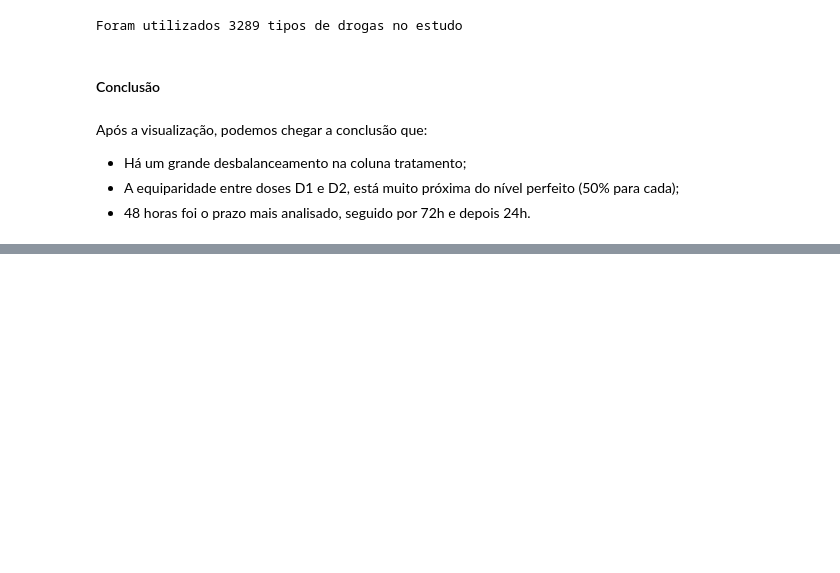
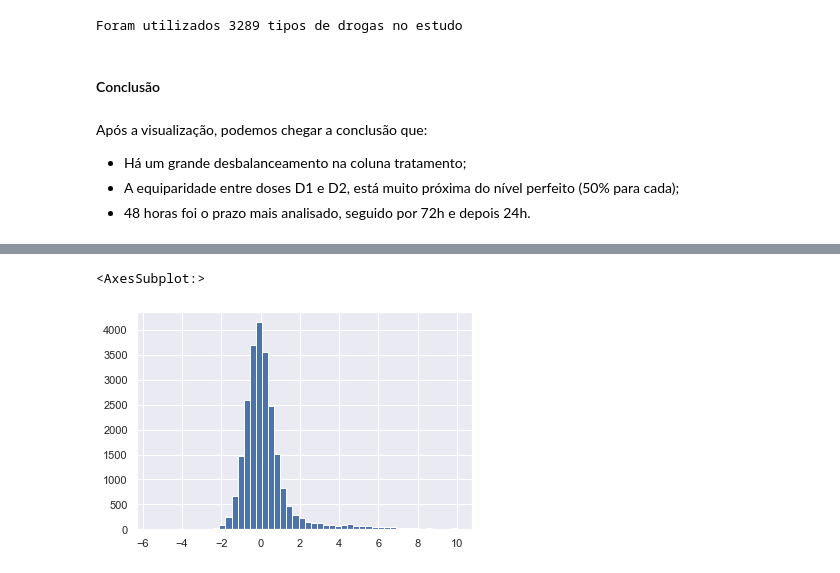
Before and after one commit to RicardoPreto/DataScience_Farmacia, a Jupyter notebook: Project.ipynb, the cells around one changed output, grey strips where cells are left out. Cells and saved outputs as stored; diff of their text form; code cells hidden in the pictures; blank space fills up the shorter version.

```diff
--- a/Project.ipynb
+++ b/Project.ipynb
@@ -149,0 +214,6 @@ Após a visualização, podemos chegar a conclusão que:
+# %%
+# Gerar um gráfico para visualizar a distribuição do "g-0"
+df["g-0"].hist(bins=50)
+# %% [output]
+<AxesSubplot:>
+[figure, added]
```
Also changed, not shown: parts of 15 cells of this notebook.
